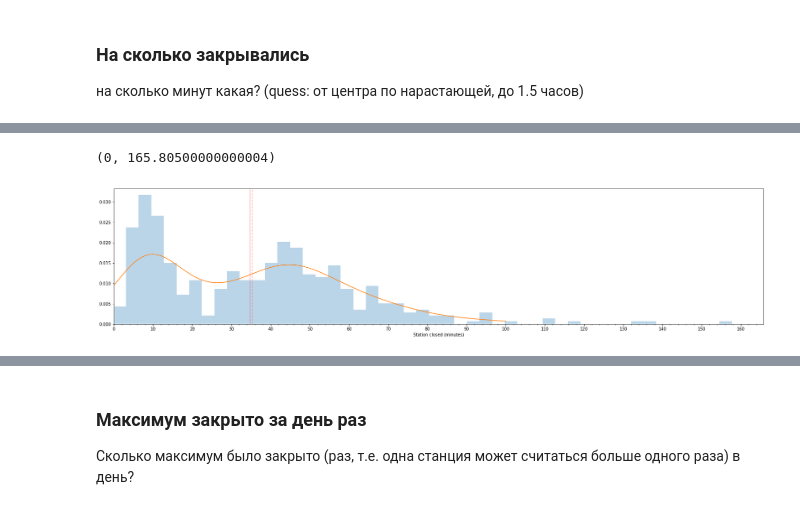
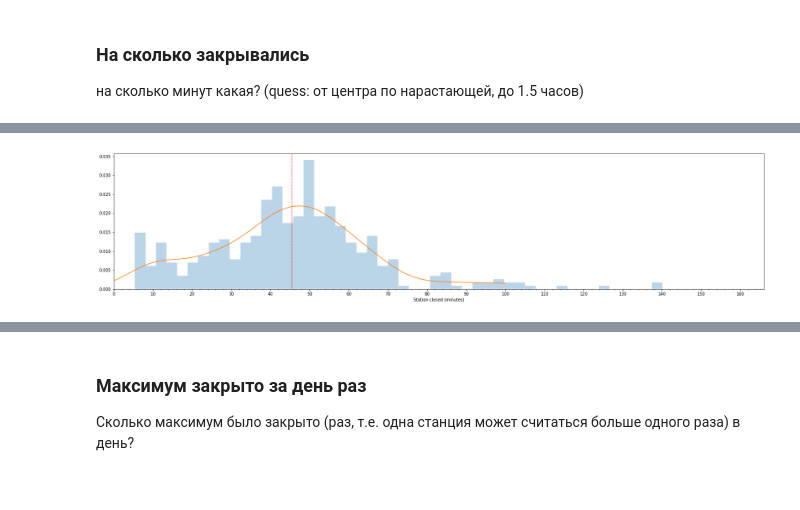
Before and after one commit to Amarchuk/closed-spb-metro, a Jupyter notebook: closed_spb_metro2018.ipynb, the cells around one changed output, grey strips where cells are left out. Drawn from its saved outputs; the diff is of its cells as text; code cells hidden in the pictures.

Commit message:
add images for analysis of 2018 data

```diff
--- a/closed_spb_metro2018.ipynb
+++ b/closed_spb_metro2018.ipynb
@@ -47,7 +48,7 @@ from telethon import TelegramClient
 # These example values won't work. You must get your own api_id and
 # api_hash from https://my.telegram.org, under API Development.
 api_id = 107415
-api_hash = '30f9d912ccda513f82700fd84413e5'
+api_hash = '30f9d912c13f82700fd844'
 phone = '+79215228367'
 # %% [markdown]
 Теперь приходится использовать SOCKS прокси и старую версию клиента, чтобы подключиться:
@@ -503,7 +523,7 @@ for ind, entity in enumerate(extracted_data):
 # %% [markdown]
 Работа с картой. Metro connections можно найти например тут: https://github.com/nextgis/metro4all/blob/master/data/spb/graph.csv
 # %%
-mdata = pd.read_csv('graph.csv', delimiter=';', encoding = "cp1251")
+mdata = pd.read_csv('graph.csv', delimiter=';')
 mdata.head()
 # %% [output]
 |  | id_from | id_to | name_from | name_to | cost |
@@ -807,21 +863,4 @@ for ind,station in enumerate(stations):
 # %%
-def get_text_time(actt, tts):
-    actual_date = datetime.datetime.strptime(actt, "%Y-%m-%d %H:%M:%S")
-    hour, minute = actual_date.hour, actual_date.minute
-    if tts:
-        try:
-            if '.' in tts[0]:
-                hour, minute = tts[0].split('.')
-            elif '-' in tts[0]:
-                hour, minute = tts[0].split('-')
-            elif ':' in tts[0]:
-                hour, minute = tts[0].split(':')
-        except Exception:
-            print(tts)
-    if hour is not None and minute is not None:
-        text_date = actual_date.replace(hour=int(hour), minute=int(minute), second=actual_date.second)
-    return actual_date, text_date
-
 closed_time = []
 for station in stations:
     station_messages = []
@@ -833,13 +872,23 @@ for station in stations:
             station_messages.append([tts, stat, actt, text, i])
             station_ids.append(i)
 
+    if station_messages == []:
+        print(station)
+        continue
+
     status_sum = ''
     actual_date = datetime.datetime.strptime(station_messages[-1][2], "%Y-%m-%d %H:%M:%S")
     status = ''
 
-    for i in range(len(station_messages))[::-1]:
+    print(station_messages)
+
+    for i in range(len(station_messages)):
         tts, stat, actt, text, _ = station_messages[i]
         date = datetime.datetime.strptime(station_messages[i][2], "%Y-%m-%d %H:%M:%S")
+
+        print('-'*20)
+        print(tts, stat, actt, text, _, date)
+        print(actual_date.date(),date.date())
 
         if actual_date.date() == date.date() or actual_date.date() == (date - datetime.timedelta(hours=1)).date():
             msg = station_messages[i]
@@ -849,8 +898,9 @@ for station in stations:
                 if status_sum:
                     if status_sum[-1] == 'C':
                         status_sum = status_sum[:-1]
-
-                        tts1, stat1, actt1, text1, i1 = station_messages[i+1]
+                        print('APPEND')
+                        tts1, stat1, actt1, text1, i1 = station_messages[i-1]
+                        print(tts1, stat1, actt1, text1, i1)
                         closed_time.append([station, get_text_time(actt1,tts1)[1], get_text_time(actt,tts)[1]])
 #                         if (get_text_time(actt,tts)[1]-get_text_time(actt1,tts1)[1]).total_seconds()/60. > 250:
 #                             print(actt,tts,actt1,tts1)
@@ -859,6 +909,7 @@ for station in stations:
                 else:
                     status_sum = status_sum + 'O'
         else:
+            print('+')
             actual_date = date
             if status_sum:
                 status = status + '|' + status_sum
@@ -874,22 +963,23 @@ closed_time_s = sorted(closed_time_s)
 # %%
 from scipy import stats
 from matplotlib.ticker import MultipleLocator, FormatStrFormatter
 
 minorLocator = MultipleLocator(2)
 majorLocator = MultipleLocator(10)
 
 kde = stats.gaussian_kde(closed_time_s[:-1])
 xx = np.linspace(0, 100, 100)
 
 fig, ax = plt.subplots(figsize=(28,6))
 ax.hist(closed_time_s[:-1], normed=True, bins=50, alpha=0.3)
 ax.plot(xx, kde(xx))
 ax.xaxis.set_minor_locator(minorLocator)
 ax.xaxis.set_major_locator(majorLocator)
 plt.xlabel('Station closed (minutes)')
 plt.axvline(x=np.median(closed_time_s[:-1]), ls='-', color='r', alpha=0.3)
 plt.axvline(x=np.mean(closed_time_s[:-1]), ls='--', color='r', alpha=0.3)
-plt.xlim(0)
+plt.xlim(0,166)
+plt.savefig('./imgs/closedtime2018.png', bbox_inches = 'tight', pad_inches = 0, dpi=200)
+plt.show()
 # %% [output]
-(0, 165.80500000000004)
-[figure, old version]
+[figure, new version]
```
Also changed, not shown: parts of 72 cells of this notebook, 9 other files.
